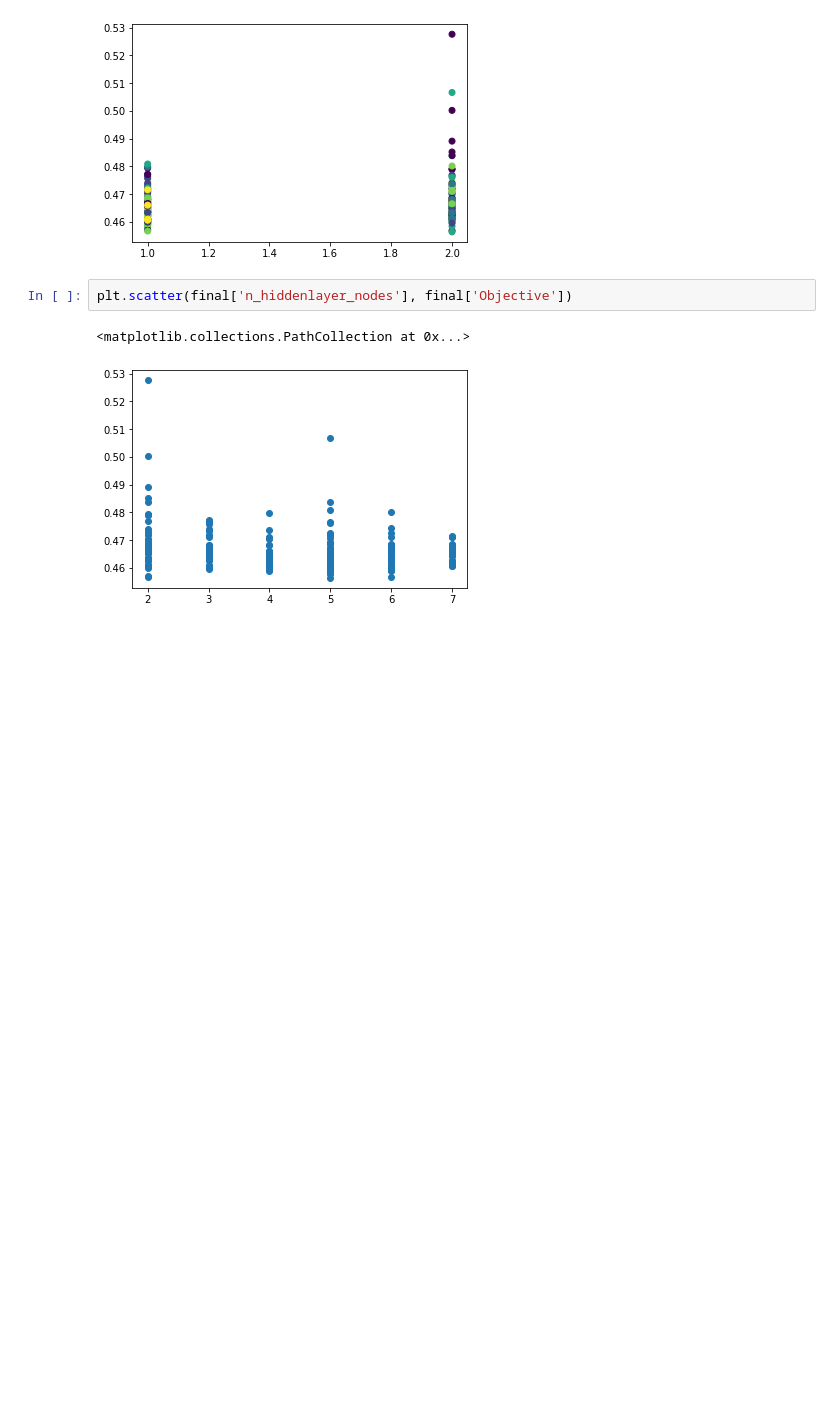
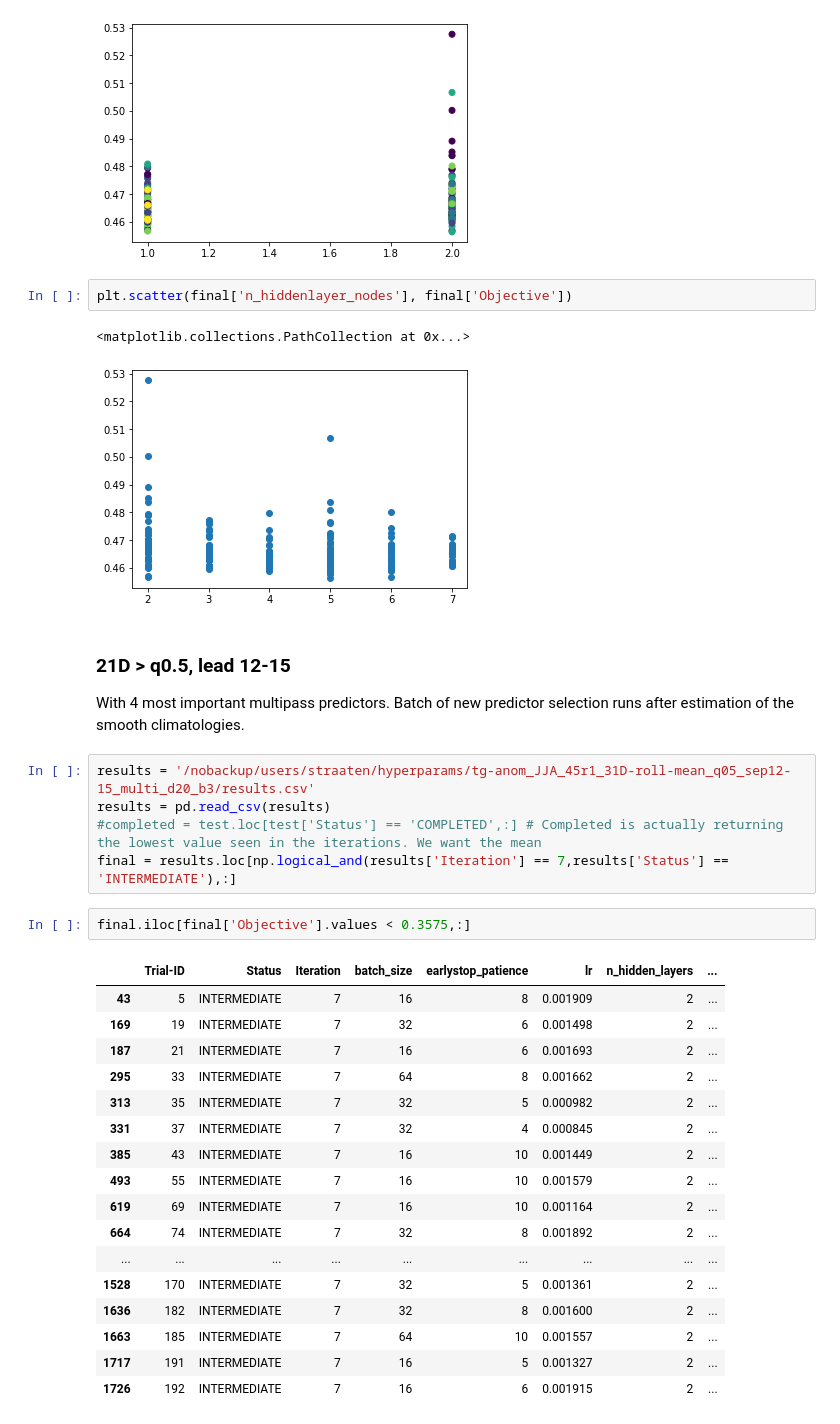
Before and after one commit to chiemvs/Hybrid, a Jupyter notebook: notebooks/hyperparams.ipynb, the cells around one changed output. Saved outputs shown, nothing was run; the diff lists cells and outputs as text; blank space fills up the shorter version.

```diff
--- a/notebooks/hyperparams.ipynb
+++ b/notebooks/hyperparams.ipynb
@@ -78,3 +73,32 @@ plt.scatter(final['n_hiddenlayer_nodes'], final['Objective'])
 # %% [output]
 <matplotlib.collections.PathCollection at 0x...>
 [figure]
+# %% [markdown]
+### 21D > q0.5, lead 12-15
+With 4 most important multipass predictors.
+Batch of new predictor selection runs after estimation of the smooth climatologies.
+# %%
+results = '/nobackup/users/straaten/hyperparams/tg-anom_JJA_45r1_31D-roll-mean_q05_sep12-15_multi_d20_b3/results.csv'
+results = pd.read_csv(results)
+#completed = test.loc[test['Status'] == 'COMPLETED',:] # Completed is actually returning the lowest value seen in the iterations. We want the mean
+final = results.loc[np.logical_and(results['Iteration'] == 7,results['Status'] == 'INTERMEDIATE'),:]
+# %%
+final.iloc[final['Objective'].values < 0.3575,:]
+# %% [output]
+|  | Trial-ID | Status | Iteration | batch_size | earlystop_patience | lr | n_hidden_layers | ... |
+| 43 | 5 | INTERMEDIATE | 7 | 16 | 8 | 0.001909 | 2 | ... |
+| 169 | 19 | INTERMEDIATE | 7 | 32 | 6 | 0.001498 | 2 | ... |
+| 187 | 21 | INTERMEDIATE | 7 | 16 | 6 | 0.001693 | 2 | ... |
+| 295 | 33 | INTERMEDIATE | 7 | 64 | 8 | 0.001662 | 2 | ... |
+| 313 | 35 | INTERMEDIATE | 7 | 32 | 5 | 0.000982 | 2 | ... |
+| 331 | 37 | INTERMEDIATE | 7 | 32 | 4 | 0.000845 | 2 | ... |
+| 385 | 43 | INTERMEDIATE | 7 | 16 | 10 | 0.001449 | 2 | ... |
+| 493 | 55 | INTERMEDIATE | 7 | 16 | 10 | 0.001579 | 2 | ... |
+| 619 | 69 | INTERMEDIATE | 7 | 16 | 10 | 0.001164 | 2 | ... |
+| 664 | 74 | INTERMEDIATE | 7 | 32 | 8 | 0.001892 | 2 | ... |
+| ... | ... | ... | ... | ... | ... | ... | ... | ... |
+| 1528 | 170 | INTERMEDIATE | 7 | 32 | 5 | 0.001361 | 2 | ... |
+| 1636 | 182 | INTERMEDIATE | 7 | 32 | 8 | 0.001600 | 2 | ... |
+| 1663 | 185 | INTERMEDIATE | 7 | 64 | 10 | 0.001557 | 2 | ... |
+| 1717 | 191 | INTERMEDIATE | 7 | 16 | 5 | 0.001327 | 2 | ... |
+| 1726 | 192 | INTERMEDIATE | 7 | 16 | 6 | 0.001915 | 2 | ... |
```
Also changed, not shown: parts of 6 cells of this notebook, 6 other files.
